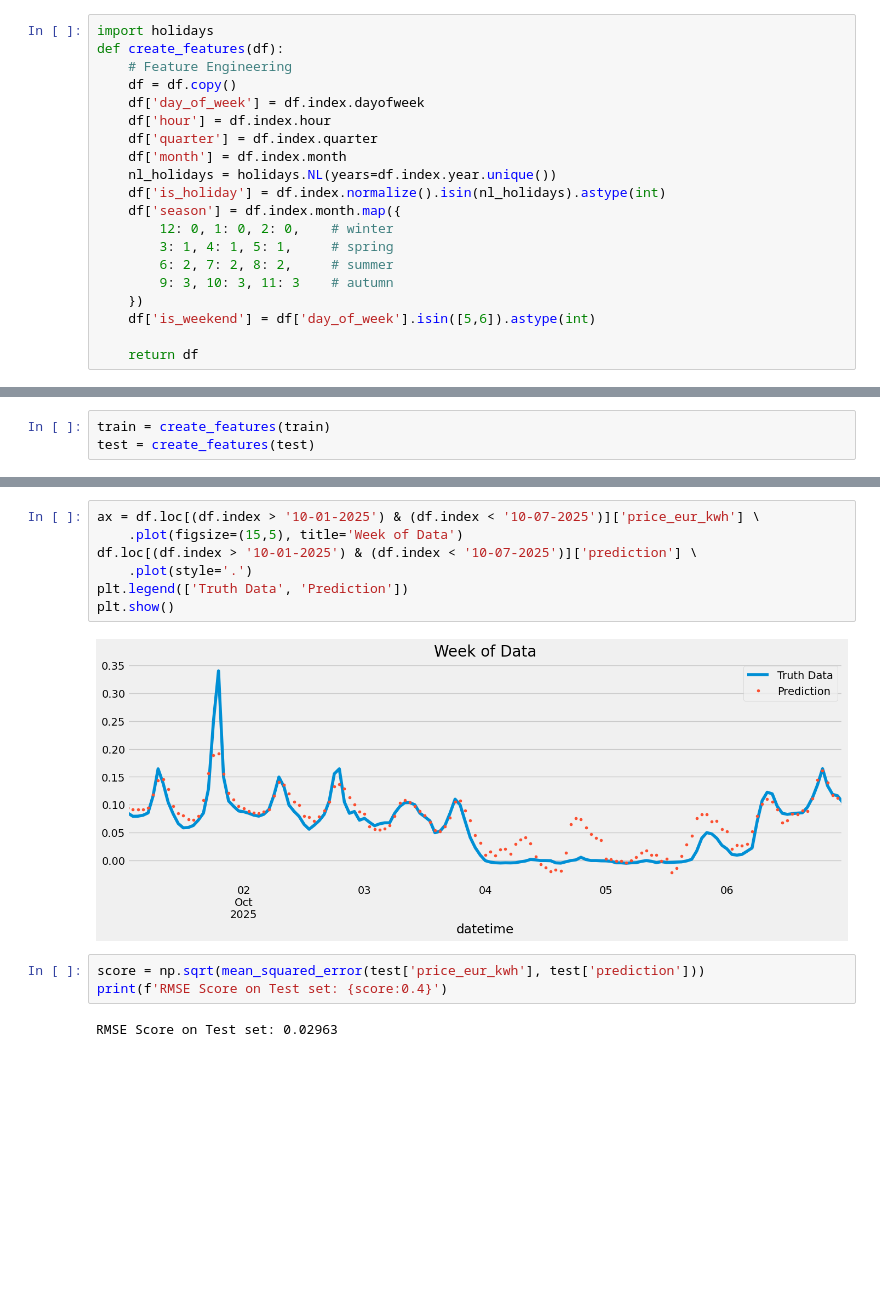
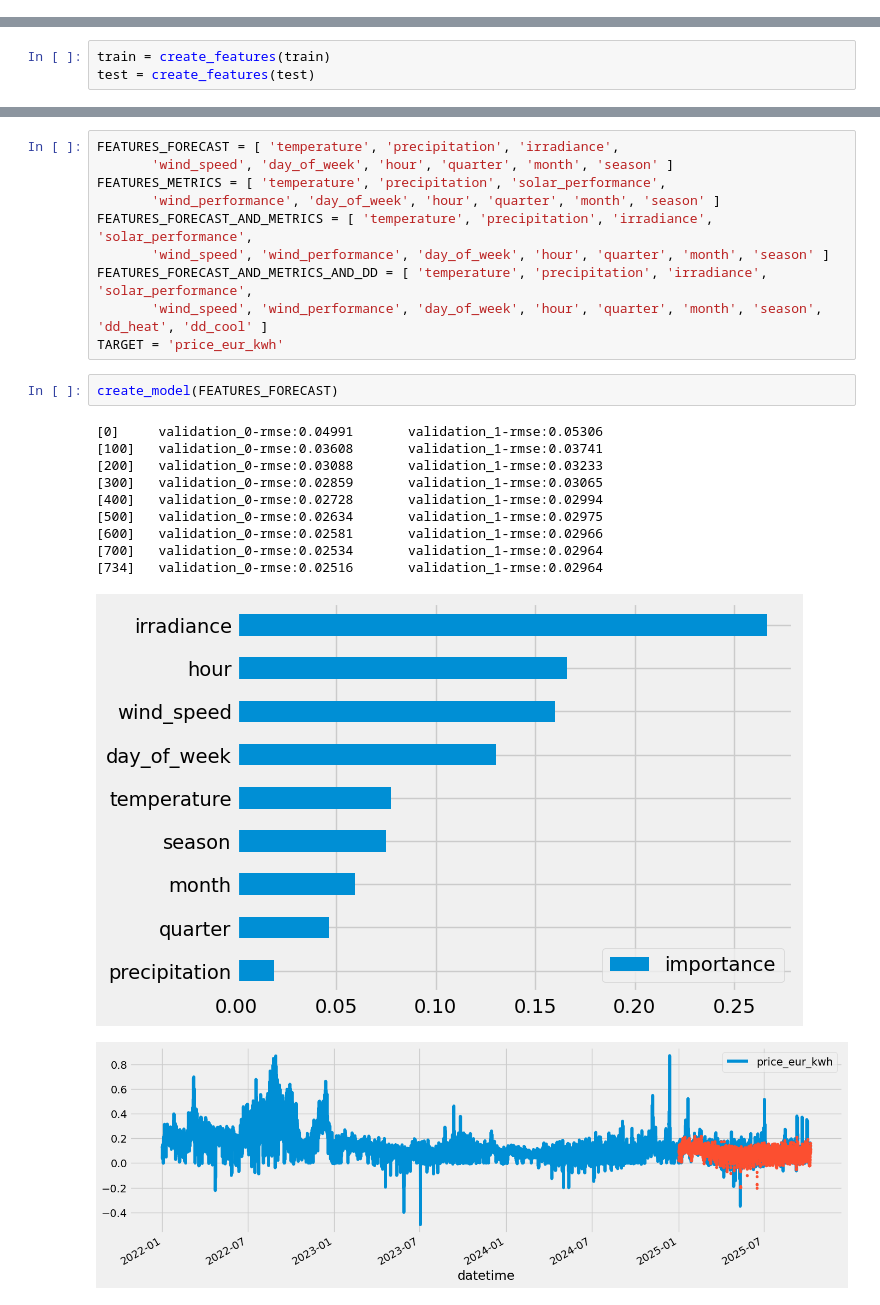
Before and after one commit to jsimonetti/daysahead, a Jupyter notebook: daysahead.ipynb, the cells around one changed output, grey strips where cells are left out. Cells and saved outputs as stored; diff of their text form; blank space fills up the shorter version.

```diff
--- a/daysahead.ipynb
+++ b/daysahead.ipynb
@@ -46,26 +47,6 @@ df = df.join(weather, how="inner").dropna()
 # %%
 train = df.loc[(df.index < '01-01-2025')& (df.index > '01-01-2023')]
 test = df.loc[df.index >= '01-01-2025']
-# %%
-import holidays
-def create_features(df):
-    # Feature Engineering
-    df = df.copy()
-    df['day_of_week'] = df.index.dayofweek
-    df['hour'] = df.index.hour
-    df['quarter'] = df.index.quarter
-    df['month'] = df.index.month
-    nl_holidays = holidays.NL(years=df.index.year.unique())
-    df['is_holiday'] = df.index.normalize().isin(nl_holidays).astype(int)
-    df['season'] = df.index.month.map({
-        12: 0, 1: 0, 2: 0,    # winter
-        3: 1, 4: 1, 5: 1,     # spring
-        6: 2, 7: 2, 8: 2,     # summer
-        9: 3, 10: 3, 11: 3    # autumn
-    })
-    df['is_weekend'] = df['day_of_week'].isin([5,6]).astype(int)
-
-    return df
 # %% [markdown]
 Additional features?:
 - gas prices
@@ -167,14 +217,24 @@ plt.show()
-# %%
-ax = df.loc[(df.index > '10-01-2025') & (df.index < '10-07-2025')]['price_eur_kwh'] \
-    .plot(figsize=(15,5), title='Week of Data')
-df.loc[(df.index > '10-01-2025') & (df.index < '10-07-2025')]['prediction'] \
-    .plot(style='.')
-plt.legend(['Truth Data', 'Prediction'])
-plt.show()
-# %% [output]
-[figure, removed]
-# %%
-score = np.sqrt(mean_squared_error(test['price_eur_kwh'], test['prediction']))
-print(f'RMSE Score on Test set: {score:0.4}')
-# %% [output]
-RMSE Score on Test set: 0.02963
+# %%
+FEATURES_FORECAST = [ 'temperature', 'precipitation', 'irradiance',
+       'wind_speed', 'day_of_week', 'hour', 'quarter', 'month', 'season' ]
+FEATURES_METRICS = [ 'temperature', 'precipitation', 'solar_performance',
+       'wind_performance', 'day_of_week', 'hour', 'quarter', 'month', 'season' ]
+FEATURES_FORECAST_AND_METRICS = [ 'temperature', 'precipitation', 'irradiance', 'solar_performance',
+       'wind_speed', 'wind_performance', 'day_of_week', 'hour', 'quarter', 'month', 'season' ]
+FEATURES_FORECAST_AND_METRICS_AND_DD = [ 'temperature', 'precipitation', 'irradiance', 'solar_performance',
+       'wind_speed', 'wind_performance', 'day_of_week', 'hour', 'quarter', 'month', 'season', 'dd_heat', 'dd_cool' ]
+TARGET = 'price_eur_kwh'
+# %%
+create_model(FEATURES_FORECAST)
+# %% [output]
+[0]     validation_0-rmse:0.04991       validation_1-rmse:0.05306
+[100]   validation_0-rmse:0.03608       validation_1-rmse:0.03741
+[200]   validation_0-rmse:0.03088       validation_1-rmse:0.03233
+[300]   validation_0-rmse:0.02859       validation_1-rmse:0.03065
+[400]   validation_0-rmse:0.02728       validation_1-rmse:0.02994
+[500]   validation_0-rmse:0.02634       validation_1-rmse:0.02975
+[600]   validation_0-rmse:0.02581       validation_1-rmse:0.02966
+[700]   validation_0-rmse:0.02534       validation_1-rmse:0.02964
+[734]   validation_0-rmse:0.02516       validation_1-rmse:0.02964
+[figure, added]
+[figure, added]
```
Also changed, not shown: parts of 15 cells of this notebook, 1 other file.
